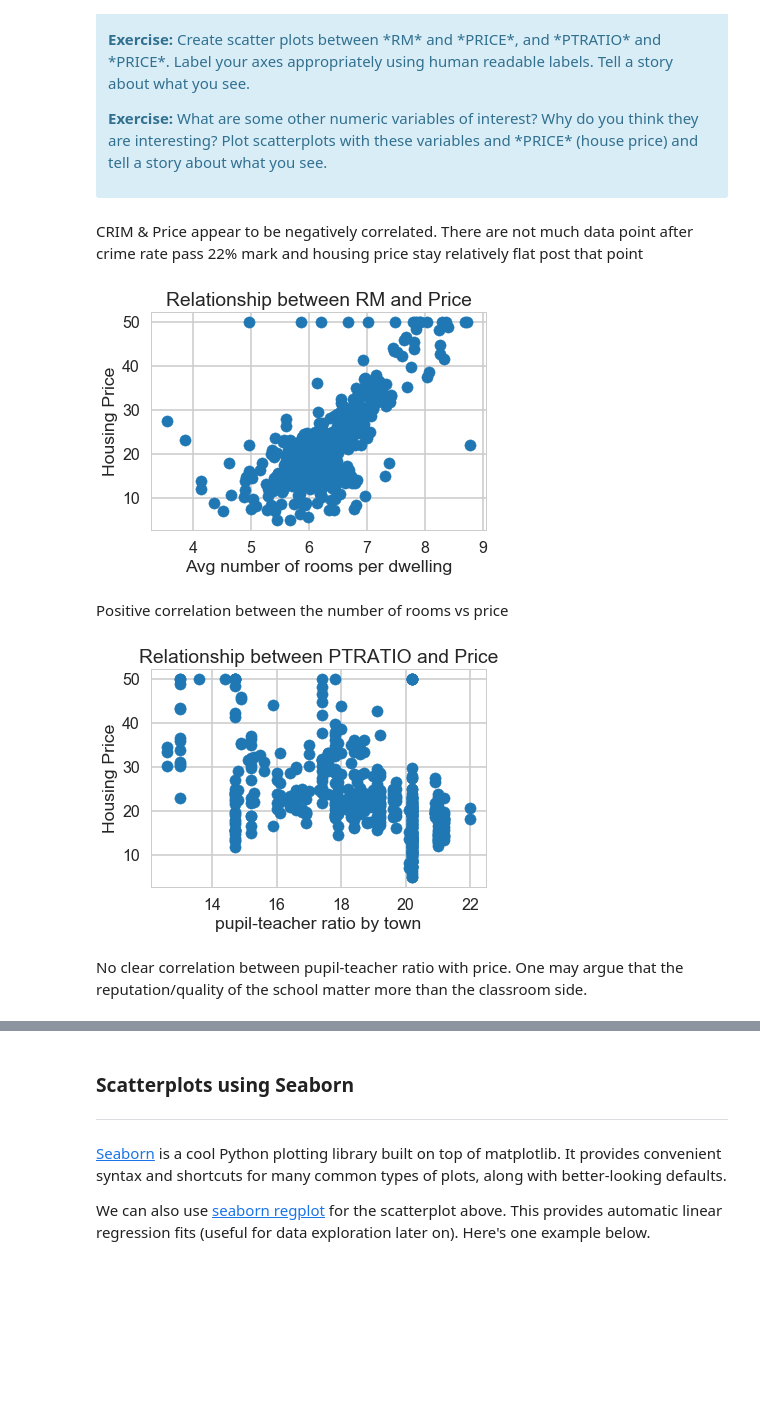
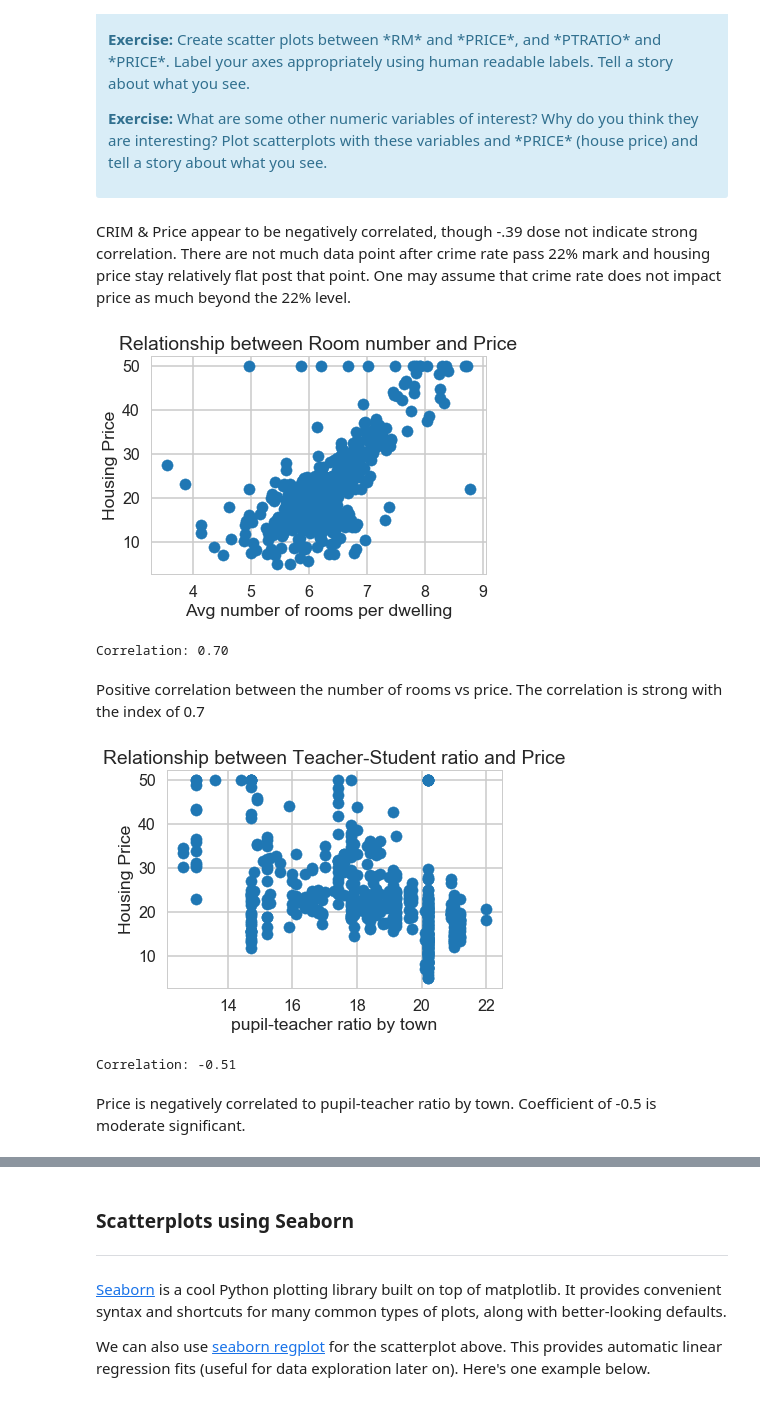
Before and after one commit to sittingman/springboardproj, a Jupyter notebook: linear_regression/Mini_Project_Linear_Regression.ipynb, the cells around one changed output, grey strips where cells are left out. Cells and saved outputs as stored; diff of their text form; code cells hidden in the pictures; blank space fills up the shorter version.

```diff
--- a/linear_regression/Mini_Project_Linear_Regression.ipynb
+++ b/linear_regression/Mini_Project_Linear_Regression.ipynb
@@ -278,29 +279,33 @@ Text(0.5,1,'Relationship between CRIM and Price')
 
 </div>
 # %% [markdown]
-CRIM & Price appear to be negatively correlated. There are not much data point after crime rate pass 22% mark and housing price stay relatively flat post that point
+CRIM & Price appear to be negatively correlated, though -.39 dose not indicate strong correlation. There are not much data point after crime rate pass 22% mark and housing price stay relatively flat post that point. One may assume that crime rate does not impact price as much beyond the 22% level.
 # %%
 # your turn: scatter plot between *RM* and *PRICE*
 plt.scatter(bos.RM, bos.PRICE)
 plt.xlabel("Avg number of rooms per dwelling")
 plt.ylabel("Housing Price")
-plt.title("Relationship between RM and Price")
+plt.title("Relationship between Room number and Price")
 plt.show()
+print('Correlation: {:.2f}'.format(bos.RM.corr(bos.PRICE)))
 # %% [output]
-[figure, old version]
+[figure, new version]
+Correlation: 0.70
 # %% [markdown]
-Positive correlation between the number of rooms vs price
+Positive correlation between the number of rooms vs price. The correlation is strong with the index of 0.7
 # %%
 # your turn: scatter plot between *PTRATIO* and *PRICE*
 plt.scatter(bos.PTRATIO, bos.PRICE)
 plt.xlabel("pupil-teacher ratio by town")
 plt.ylabel("Housing Price")
-plt.title("Relationship between PTRATIO and Price")
+plt.title("Relationship between Teacher-Student ratio and Price")
 plt.show()
+print('Correlation: {:.2f}'.format(bos.PTRATIO.corr(bos.PRICE)))
 # %% [output]
-[figure, old version]
+[figure, new version]
+Correlation: -0.51
-# %% [markdown]
-No clear correlation between pupil-teacher ratio with price. One may argue that the reputation/quality of the school matter more than the classroom side.
+# %% [markdown]
+Price is negatively correlated to pupil-teacher ratio by town. Coefficient of -0.5 is moderate significant.
 # %%
 plt.scatter(bos.LSTAT, bos.PRICE)
 plt.xlabel("% lower status of the population")
```
Also changed, not shown: parts of 26 cells of this notebook.
